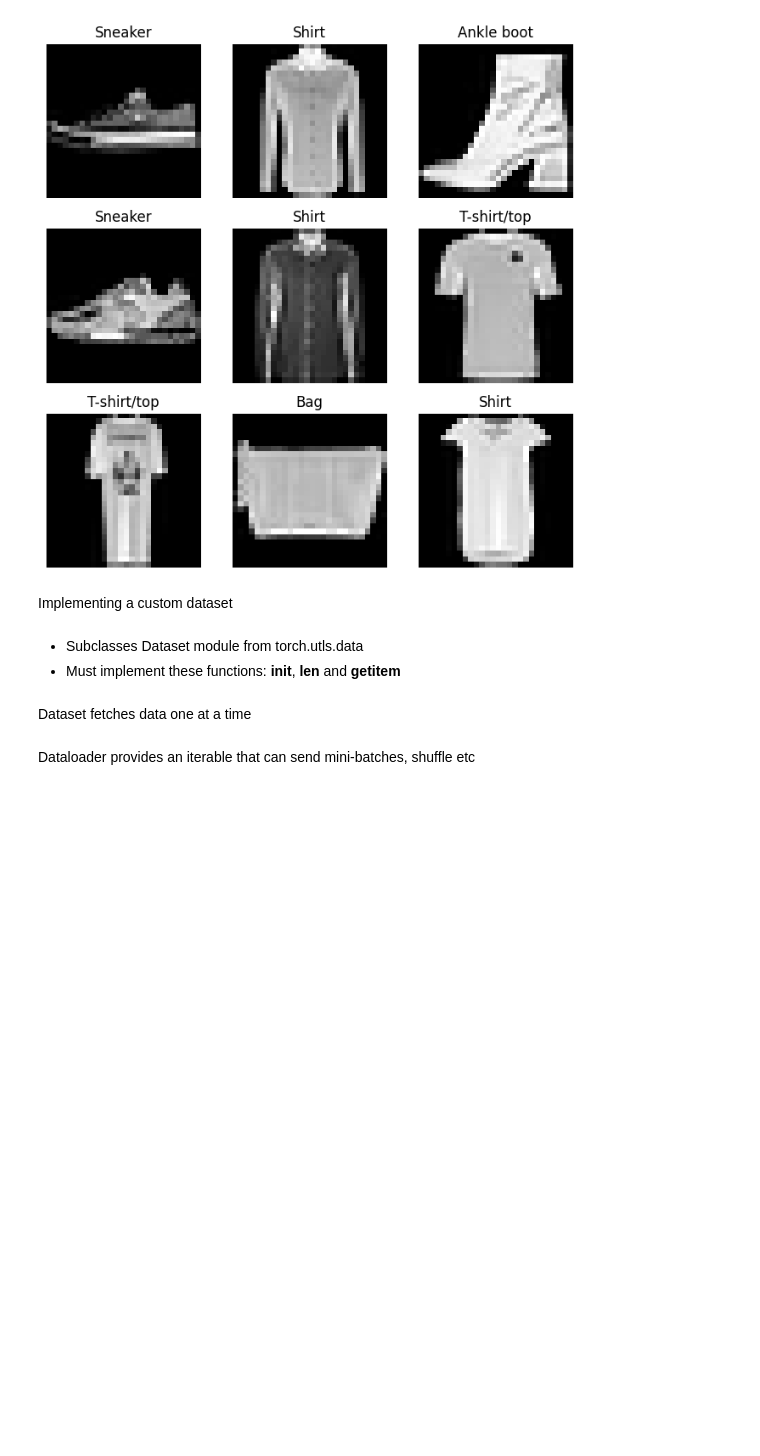
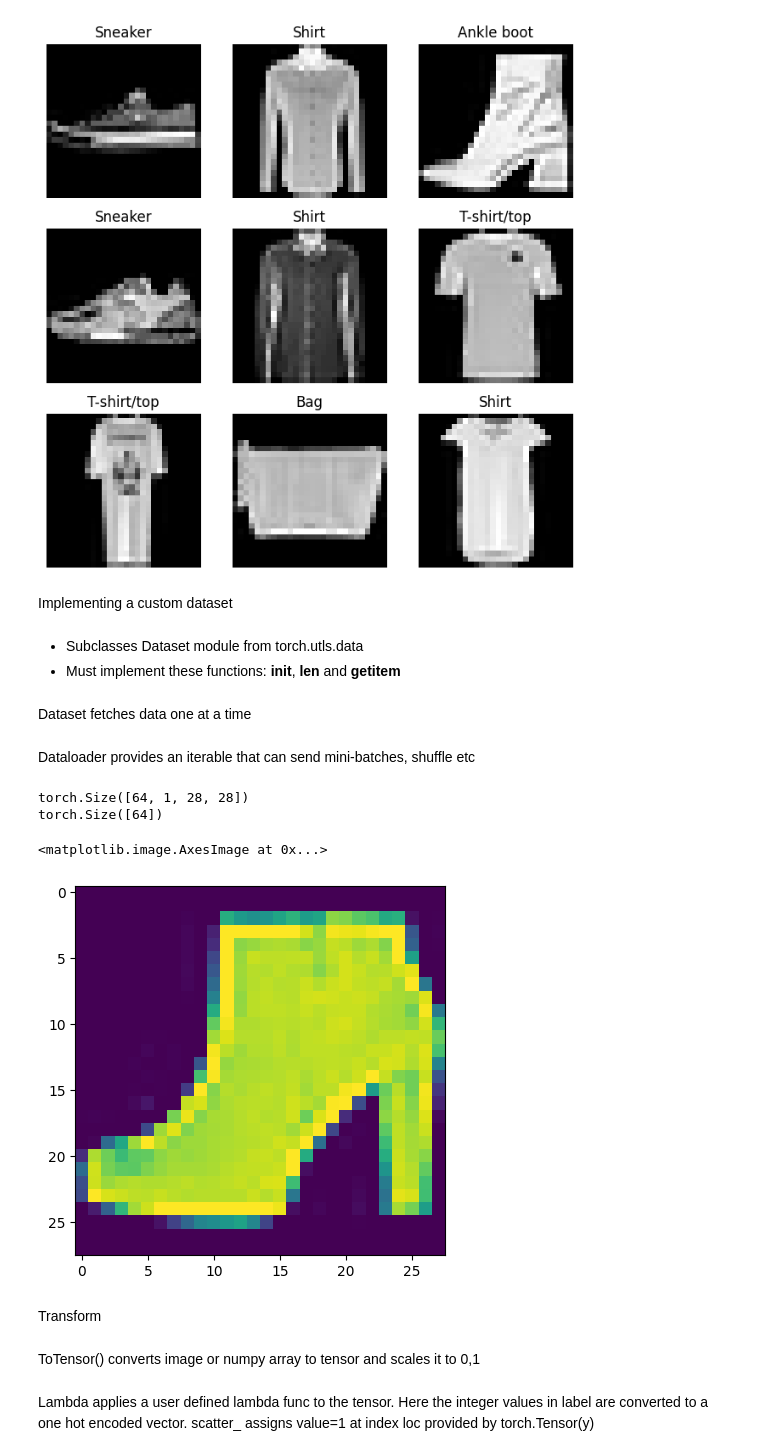
Before and after one commit to VomV/ML_DL, a Jupyter notebook: PyTorch/basics.ipynb, the cells around one changed output. Saved outputs shown, nothing was run; the diff lists cells and outputs as text; code cells hidden in the pictures; blank space fills up the shorter version.

```diff
--- a/PyTorch/basics.ipynb
+++ b/PyTorch/basics.ipynb
@@ -350,3 +350,22 @@ train_dataloader = DataLoader(train_data, batch_size=64, shuffle=True)
 test_dataloader = DataLoader(test_data, batch_size=64, shuffle=True)
 # %%
 train_features, train_labels = next(iter(train_dataloader))
+print(train_features.size())
+print(train_labels.size())
+# %% [output]
+torch.Size([64, 1, 28, 28])
+torch.Size([64])
+# %%
+img = train_features[0].squeeze(0)
+label = train_labels[0].squeeze(0)
+# %%
+plt.imshow(img)
+# %% [output]
+<matplotlib.image.AxesImage at 0x...>
+[figure, added]
+# %% [markdown]
+Transform
+# %% [markdown]
+ToTensor() converts image or numpy array to tensor and scales it to 0,1
+# %% [markdown]
+Lambda applies a user defined lambda func to the tensor. Here the integer values in label are converted to a one hot encoded vector. scatter_ assigns value=1 at index loc provided by torch.Tensor(y)
```
Also changed, not shown: parts of 2 cells of this notebook.
